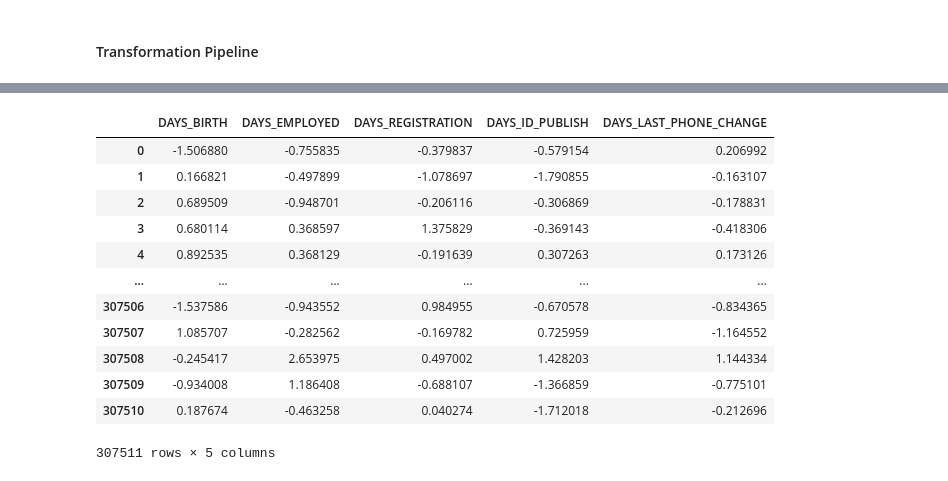
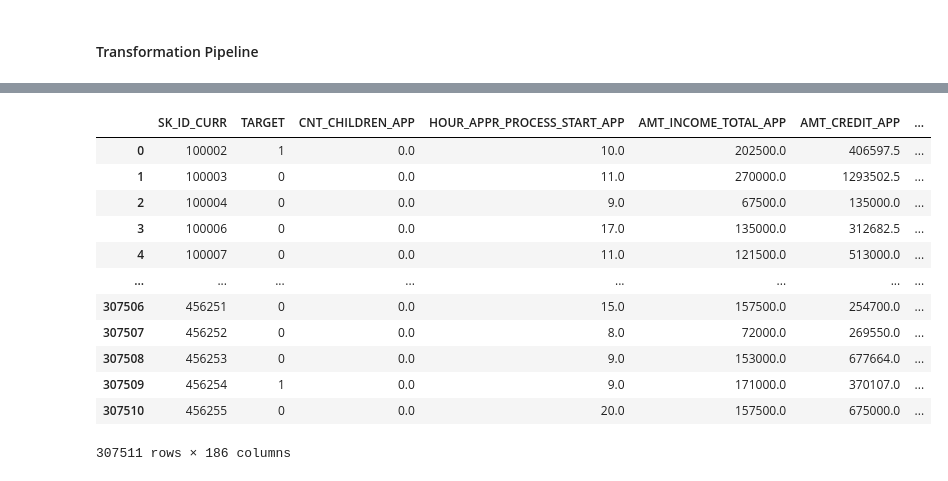
Before and after one commit to joaogoncalves99/Machine-Learning, a Jupyter notebook: Cleaning_Applications.ipynb, the cells around one changed output, grey strips where cells are left out. Drawn from its saved outputs; the diff is of its cells as text; code cells hidden in the pictures.

Commit message:
Merged dataframe

```diff
--- a/Cleaning_Applications.ipynb
+++ b/Cleaning_Applications.ipynb
@@ -14,5 +15,5 @@ from sklearn.impute import SimpleImputer
 # %%
-app_train = pd.read_csv("../../Project/Home_credits_loan/all/application_train.csv")
+app_train = pd.read_csv("application_train.csv")
 
 #Values "XNA" (not availables) will be replaced by NaN values
 app_train.replace("XNA", np.nan, inplace=True)
@@ -66,10 +67,10 @@ for i in app_train:
     if pct_missing >= 40:
         miss_higher40.append(i)
 # %%
-#Exclude the variables with missing values higher or equal to 50%
-cat_variables = [i for i in cat_variables if i not in miss_higher50]
-cat_binary_variables = [i for i in cat_binary_variables if i not in miss_higher50]
-num_variables = [i for i in num_variables if i not in miss_higher50]
+#Exclude the variables with missing values higher or equal to 40%
+cat_variables = [i for i in cat_variables if i not in miss_higher40]
+cat_binary_variables = [i for i in cat_binary_variables if i not in miss_higher40]
+num_variables = [i for i in num_variables if i not in miss_higher40]
 # %% [markdown]
 #### Cleaning all remaining variables
 # %% [markdown]
@@ -176,14 +177,11 @@ class NegativeToPositive(BaseEstimator, TransformerMixin):
         return app_train[self.attribute_names]
 # %%
 num_pipeline = Pipeline([
-        ('selector', DataFrameSelector(num_variables)),
         ('imputer', SimpleImputer(strategy="median")),
-        ('std_scaler', StandardScaler())
         ])
 day_col_pipeline = Pipeline([
         ('neg_to_pos', NegativeToPositive(day_variables)),
         ('imputer', SimpleImputer(strategy="median")),
-        ('std_scaler', StandardScaler())
         ])
 cat_pipeline = Pipeline([
         ('selector', DataFrameSelector(cat_variables)),
@@ -191,7 +189,6 @@ cat_pipeline = Pipeline([
         ('cat_encoder', OneHotEncoder())
         ])
 cat_binary_pipeline = Pipeline ([
-        ('selector', DataFrameSelector(cat_binary_variables)),
         ('imputer', SimpleImputer(strategy="most_frequent"))
         ])
 # %%
@@ -228,0 +226,3 @@ transformed_app_train_df
+# %%
+transformed_app_train_df.columns = ["SK_ID_CURR","TARGET"] + [col + '_APP' for col in transformed_app_train_df.columns if col not in ["SK_ID_CURR","TARGET"]]
+transformed_app_train_df
@@ -229,16 +1725,16 @@ transformed_app_train_df
 # %%
-transformed_app_train_df[day_variables]
+transformed_app_train_df
 # %% [output]
-|  | DAYS_BIRTH | DAYS_EMPLOYED | DAYS_REGISTRATION | DAYS_ID_PUBLISH | DAYS_LAST_PHONE_CHANGE |
-| 0 | -1.506880 | -0.755835 | -0.379837 | -0.579154 | 0.206992 |
-| 1 | 0.166821 | -0.497899 | -1.078697 | -1.790855 | -0.163107 |
-| 2 | 0.689509 | -0.948701 | -0.206116 | -0.306869 | -0.178831 |
-| 3 | 0.680114 | 0.368597 | 1.375829 | -0.369143 | -0.418306 |
-| 4 | 0.892535 | 0.368129 | -0.191639 | 0.307263 | 0.173126 |
-| ... | ... | ... | ... | ... | ... |
-| 307506 | -1.537586 | -0.943552 | 0.984955 | -0.670578 | -0.834365 |
-| 307507 | 1.085707 | -0.282562 | -0.169782 | 0.725959 | -1.164552 |
-| 307508 | -0.245417 | 2.653975 | 0.497002 | 1.428203 | 1.144334 |
-| 307509 | -0.934008 | 1.186408 | -0.688107 | -1.366859 | -0.775101 |
-| 307510 | 0.187674 | -0.463258 | 0.040274 | -1.712018 | -0.212696 |
+|  | SK_ID_CURR | TARGET | CNT_CHILDREN_APP | HOUR_APPR_PROCESS_START_APP | AMT_INCOME_TOTAL_APP | AMT_CREDIT_APP | ... |
+| 0 | 100002 | 1 | 0.0 | 10.0 | 202500.0 | 406597.5 | ... |
+| 1 | 100003 | 0 | 0.0 | 11.0 | 270000.0 | 1293502.5 | ... |
+| 2 | 100004 | 0 | 0.0 | 9.0 | 67500.0 | 135000.0 | ... |
+| 3 | 100006 | 0 | 0.0 | 17.0 | 135000.0 | 312682.5 | ... |
+| 4 | 100007 | 0 | 0.0 | 11.0 | 121500.0 | 513000.0 | ... |
+| ... | ... | ... | ... | ... | ... | ... | ... |
+| 307506 | 456251 | 0 | 0.0 | 15.0 | 157500.0 | 254700.0 | ... |
+| 307507 | 456252 | 0 | 0.0 | 8.0 | 72000.0 | 269550.0 | ... |
+| 307508 | 456253 | 0 | 0.0 | 9.0 | 153000.0 | 677664.0 | ... |
+| 307509 | 456254 | 1 | 0.0 | 9.0 | 171000.0 | 370107.0 | ... |
+| 307510 | 456255 | 0 | 0.0 | 20.0 | 157500.0 | 675000.0 | ... |
-307511 rows × 5 columns
+307511 rows × 186 columns
```
Also changed, not shown: parts of 190 cells of this notebook.
